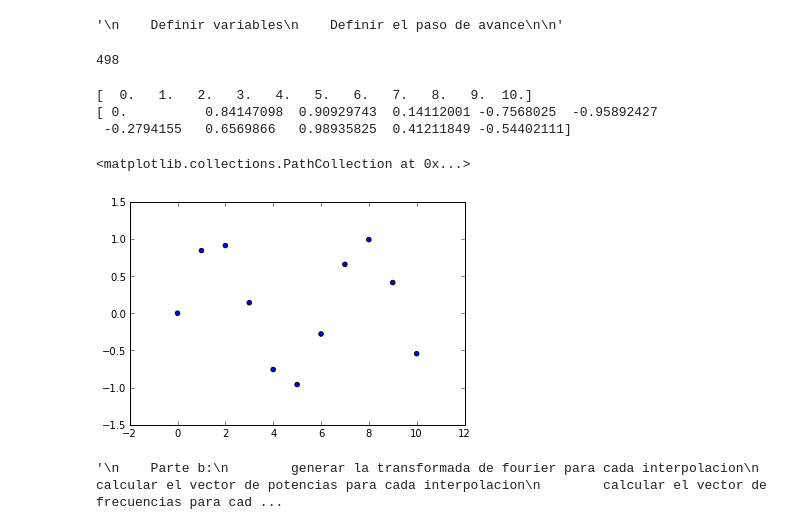
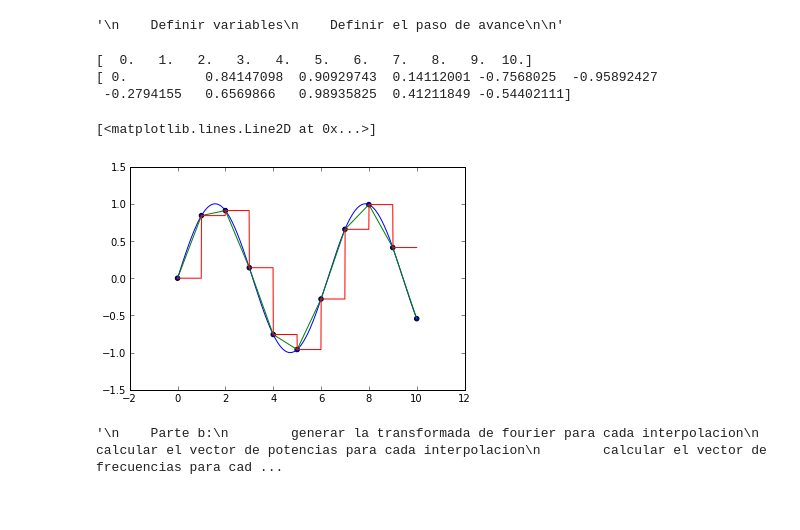
Before and after one commit to MateoJimenez19/Tarea_5-, a Jupyter notebook: Tarea5_2.ipynb, the cells around one changed output. Drawn from its saved outputs; the diff is of its cells as text; code cells hidden in the pictures.

Commit message:
se creo la señal con interpolacion constante

```diff
--- a/Tarea5_2.ipynb
+++ b/Tarea5_2.ipynb
@@ -29,25 +30,29 @@ datos = loadtxt ('sparse_sample_monthrg.dat', delimiter = ' ')
                  interpolacion_cubica(matriz inicial, paso) /output matriz de manchas
 
 """
-# %%
-x_true = linspace(1610,1995,4620)
-# %% [output]
-498
 # %%
+x_true = linspace(0,10,1000)
+y_true = sin(x_true)
 x = linspace(0,10,11)
 print x
 
 y = sin(x)
 
 print y
 
 scatter (x,y)
+plot (x_true, y_true)
+plot (x,y)
+
+f2 = interp1d(x,y, kind = 'zero')
+
+plot(x_true,f2(x_true))
 # %% [output]
 [  0.   1.   2.   3.   4.   5.   6.   7.   8.   9.  10.]
 [ 0.          0.84147098  0.90929743  0.14112001 -0.7568025  -0.95892427
  -0.2794155   0.6569866   0.98935825  0.41211849 -0.54402111]
-<matplotlib.collections.PathCollection at 0x...>
+[<matplotlib.lines.Line2D at 0x...>]
-[figure, old version]
+[figure, new version]
 # %%
 """
     Parte b:
```
Also changed, not shown: parts of 4 cells of this notebook.
